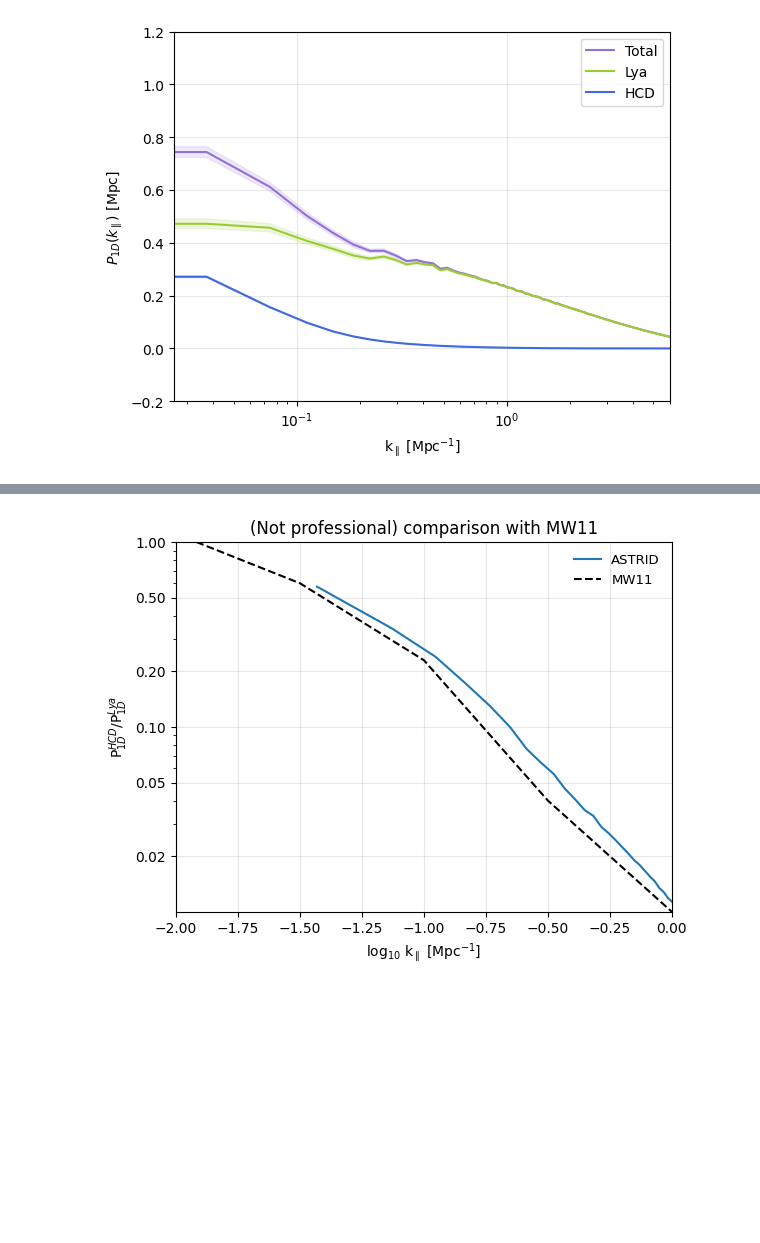
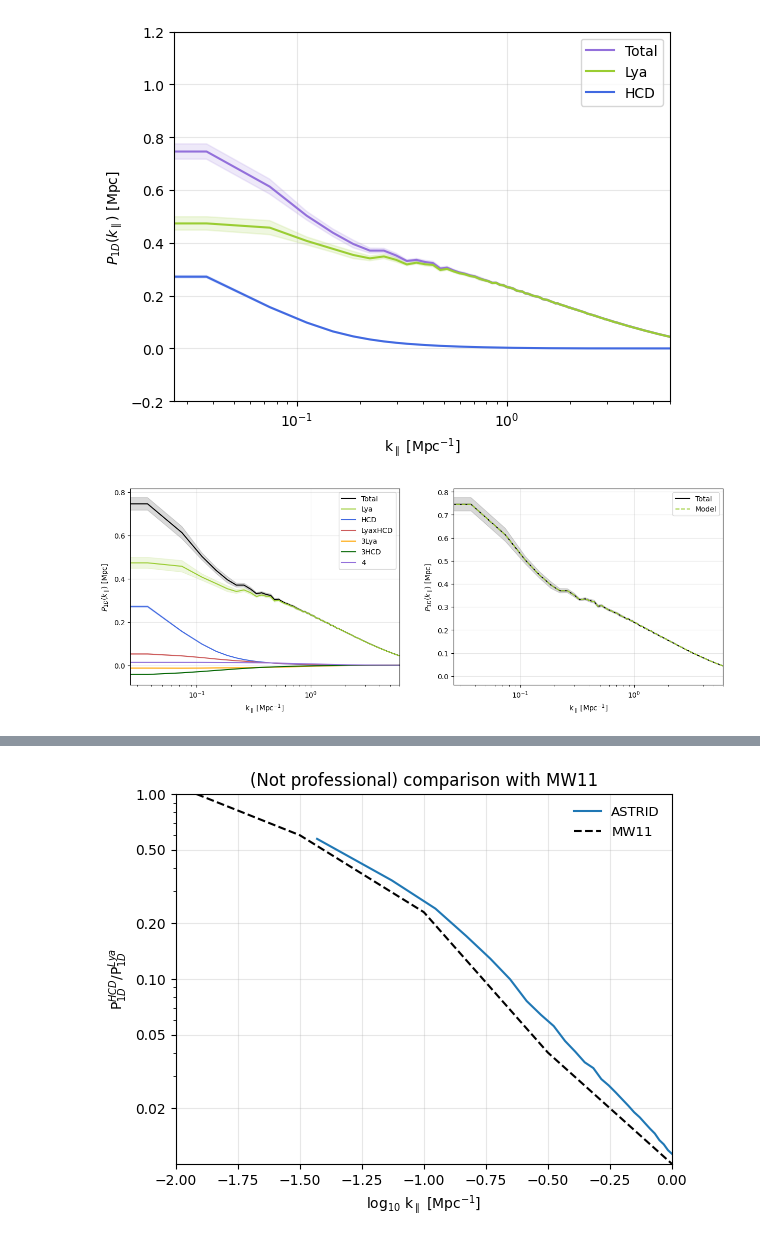
Before and after one commit to andreufont/astrid_hcd, a Jupyter notebook: SimulationFields/P1d.ipynb, the cells around one changed output, grey strips where cells are left out. Drawn from its saved outputs; the diff is of its cells as text; code cells hidden in the pictures; blank space fills up the shorter version.

```diff
--- a/SimulationFields/P1d.ipynb
+++ b/SimulationFields/P1d.ipynb
@@ -318,0 +201,11 @@ P1d_4 shape: (1251,)
+# %%
+Nmbox = p1ds_tot[:, 0].shape[0]
+P1d_tot, P1d_std_tot = np.mean(p1ds_tot, axis=0), np.std(p1ds_tot, axis=0)/np.sqrt(Nmbox-1)
+P1d_lya, P1d_std_lya = np.mean(p1ds_lya, axis=0), np.std(p1ds_lya, axis=0)/np.sqrt(Nmbox-1)
+P1d_hcd, P1d_std_hcd = np.mean(p1ds_hcd, axis=0), np.std(p1ds_hcd, axis=0)/np.sqrt(Nmbox-1)
+P1d_lyahcd, P1d_std_lyahcd = np.mean(p1ds_lyahcd, axis=0), np.std(p1ds_lyahcd, axis=0)/np.sqrt(Nmbox-1)
+P1d_3lya, P1d_std_3lya = np.mean(p1ds_3lya, axis=0), np.std(p1ds_3lya, axis=0)/np.sqrt(Nmbox-1)
+P1d_3hcd, P1d_std_3hcd = np.mean(p1ds_3hcd, axis=0), np.std(p1ds_3hcd, axis=0)/np.sqrt(Nmbox-1)
+P1d_4, P1d_std_4 = np.mean(p1ds_4, axis=0), np.std(p1ds_4, axis=0)/np.sqrt(Nmbox-1)
+C, C_std = np.mean(Cs), np.std(Cs)/np.sqrt(Nmbox-1)
+print('C =', C, '+-', C_std)
@@ -332,3 +227,46 @@ plt.xlabel(r'k$_\parallel$ [Mpc$^{-1}$]')
 plt.ylabel(r'$P_{1D}(k_\parallel)$ [Mpc]');
 # %% [output]
 [figure]
+# %%
+P1d_34 = 2*P1d_3lya + 2*P1d_3hcd + P1d_4
+P1d_model = (P1d_lya + P1d_hcd + (2*P1d_lyahcd) + P1d_34)/((1+C)**2)
+# %%
+plt.figure(figsize=(15, 5))
+
+plt.subplot(1, 2, 1)
+plt.plot(k_los, P1d_tot, color='k', label='Total')
+plt.fill_between(k_los, (P1d_tot-P1d_std_tot), (P1d_tot+P1d_std_tot), color='k', alpha=0.15)
+plt.plot(k_los, P1d_lya, color='yellowgreen', label='Lya')
+plt.fill_between(k_los, (P1d_lya-P1d_std_lya), (P1d_lya+P1d_std_lya), color='yellowgreen', alpha=0.15)
+plt.plot(k_los, P1d_hcd, color='royalblue', label='HCD')
+plt.fill_between(k_los, (P1d_hcd-P1d_std_hcd), (P1d_hcd+P1d_std_hcd), color='royalblue', alpha=0.15)
+plt.plot(k_los, P1d_lyahcd, color='indianred', label='LyaxHCD')
+plt.fill_between(k_los, (P1d_lyahcd-P1d_std_lyahcd), (P1d_lyahcd+P1d_std_lyahcd), color='indianred', alpha=0.15)
+plt.plot(k_los, P1d_3lya, color='orange', label='3Lya')
+plt.fill_between(k_los, (P1d_3lya-P1d_std_3lya), (P1d_3lya+P1d_std_3lya), color='orange', alpha=0.15)
+plt.plot(k_los, P1d_3hcd, color='darkgreen', label='3HCD')
+plt.fill_between(k_los, (P1d_3hcd-P1d_std_3hcd), (P1d_3hcd+P1d_std_3hcd), color='darkgreen', alpha=0.15)
+plt.plot(k_los, P1d_4, color='mediumpurple', label='4')
+plt.fill_between(k_los, (P1d_4-P1d_std_4), (P1d_4+P1d_std_4), color='mediumpurple', alpha=0.15)
+
+plt.xscale('log')
+plt.legend()
+plt.grid(alpha=0.3)
+plt.xlim(right=6)
+plt.xlabel(r'k$_\parallel$ [Mpc$^{-1}$]')
+plt.ylabel(r'$P_{1D}(k_\parallel)$ [Mpc]')
+
+
+plt.subplot(1, 2, 2)
+plt.plot(k_los, P1d_tot, color='k', label='Total')
+plt.fill_between(k_los, (P1d_tot-P1d_std_tot), (P1d_tot+P1d_std_tot), color='k', alpha=0.15)
+plt.plot(k_los, P1d_model, linestyle='--', color='yellowgreen', label='Model')
+
+plt.xscale('log')
+plt.legend()
+plt.grid(alpha=0.3)
+plt.xlim(right=6)
+plt.xlabel(r'k$_\parallel$ [Mpc$^{-1}$]')
+plt.ylabel(r'$P_{1D}(k_\parallel)$ [Mpc]');
+# %% [output]
+[figure, added]
```
Also changed, not shown: parts of 52 cells of this notebook, 4 other files.
